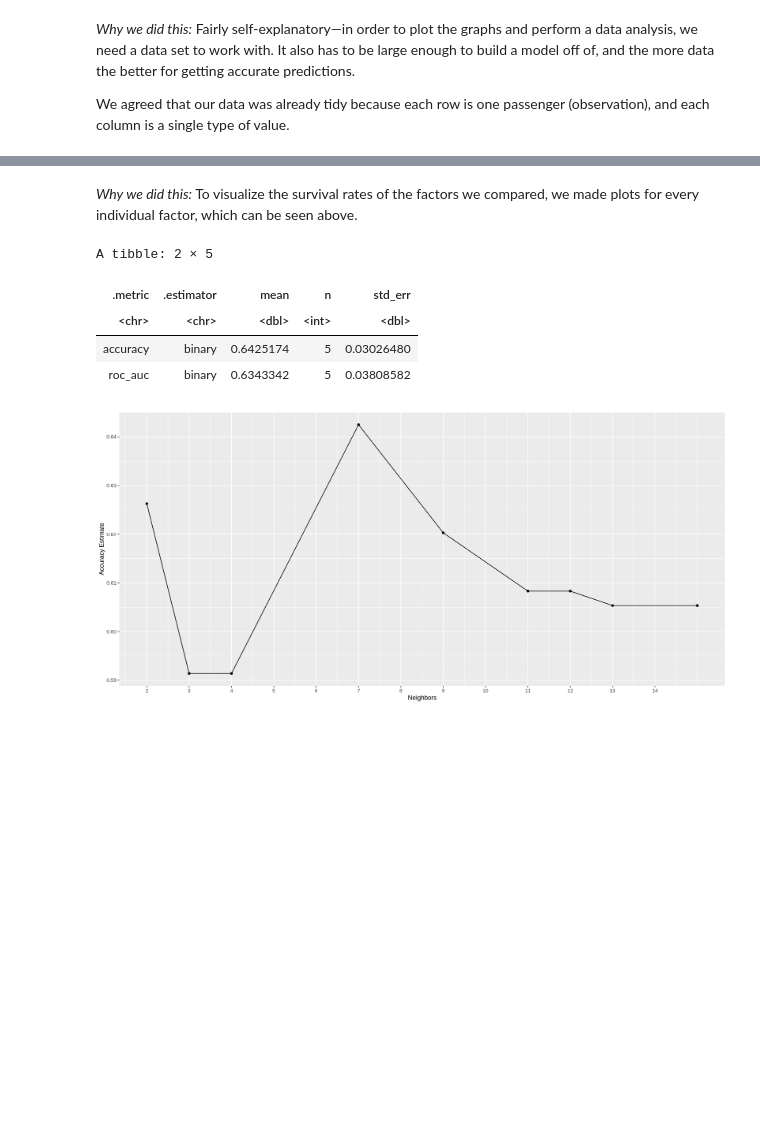
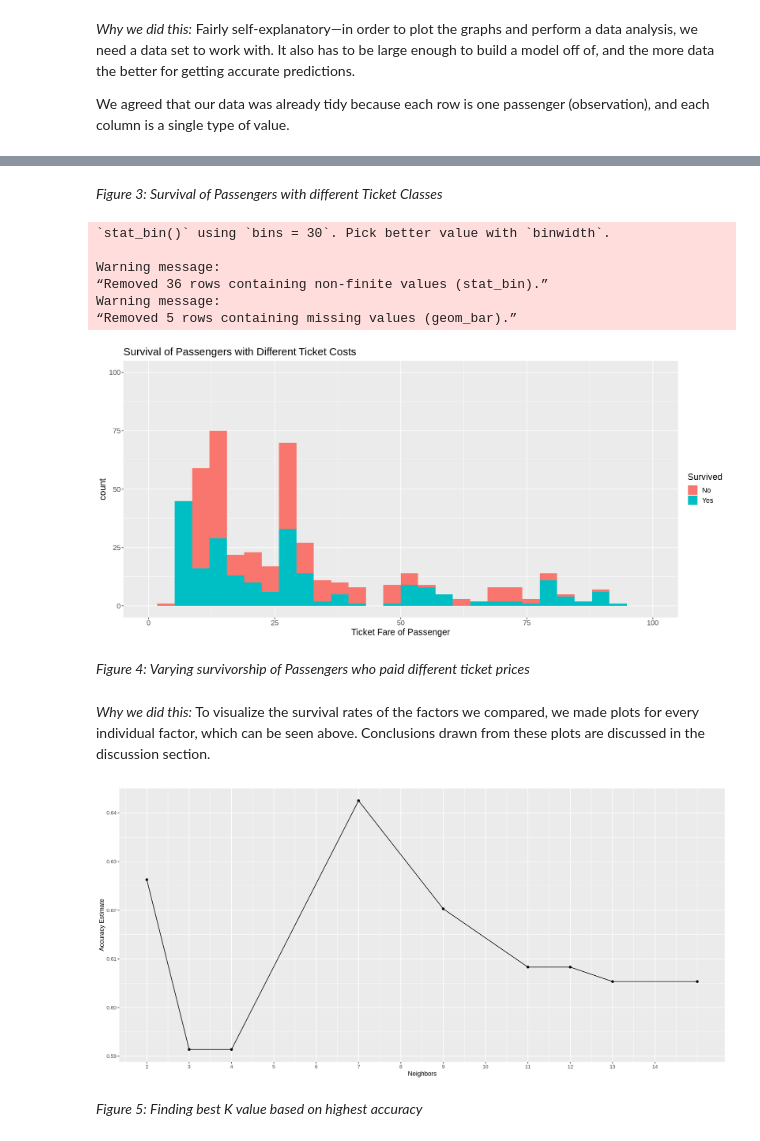
Before and after one commit to rpan01/DSCI-Group-Project, a Jupyter notebook: Titanic Data.ipynb, the cells around one changed output, grey strips where cells are left out. Cells and saved outputs as stored; diff of their text form; code cells hidden in the pictures; blank space fills up the shorter version.

```diff
--- a/Titanic Data.ipynb
+++ b/Titanic Data.ipynb
@@ -171,5 +216,19 @@ Warning message:
+# %% [markdown]
+*Figure 3: Survival of Passengers with different Ticket Classes*
+# %%
+titanic_fare_plot
+# %% [output]
+`stat_bin()` using `bins = 30`. Pick better value with `binwidth`.
+
+Warning message:
+“Removed 36 rows containing non-finite values (stat_bin).”
+Warning message:
+“Removed 5 rows containing missing values (geom_bar).”
+[figure, added]
+# %% [markdown]
+*Figure 4: Varying survivorship of Passengers who paid different ticket prices*
 # %% [markdown]
-*Why we did this:* To visualize the survival rates of the factors we compared, we made plots for every individual factor, which can be seen above.
+*Why we did this:* To visualize the survival rates of the factors we compared, we made plots for every individual factor, which can be seen above. Conclusions drawn from these plots are discussed in the discussion section.
 # %%
 set.seed(1111)
 
@@ -180,20 +239,9 @@ titanic_recipe  <- recipe(Survived ~ Pclass, Age, Fare, data = titanic_train) %>
 
 titanic_vfold <- vfold_cv(titanic_train, v = 5, strata = Survived)
 
-
-titanic_resample_fit <- workflow() %>%
-      add_recipe(titanic_recipe) %>%
-      add_model(knn_spec) %>%
-      fit_resamples(resamples = titanic_vfold)
-
-
-titanic_metrics <- collect_metrics(titanic_resample_fit)
-titanic_metrics
-
 knn_tune <- nearest_neighbor(weight_func = "rectangular", neighbors = tune()) %>%
       set_engine("kknn") %>%
       set_mode("classification")
-
 
 knn_results <- workflow() %>%
       add_recipe(titanic_recipe) %>%
@@ -210,12 +258,10 @@ accuracy_versus_k <- ggplot(accuracies, aes(x = neighbors, y = mean))+
       geom_line() +
       labs(x = "Neighbors", y = "Accuracy Estimate") +
       scale_x_continuous(breaks = seq(0, 14, by = 1))
+
 accuracy_versus_k
 # %% [output]
-A tibble: 2 × 5
-| .metric | .estimator | mean | n | std_err |
-| <chr> | <chr> | <dbl> | <int> | <dbl> |
-| accuracy | binary | 0.6425174 | 5 | 0.03026480 |
-| roc_auc | binary | 0.6343342 | 5 | 0.03808582 |
 [figure]
+# %% [markdown]
+*Figure 5: Finding best K value based on highest accuracy*
 # %% [markdown]
```
Also changed, not shown: parts of 37 cells of this notebook.
